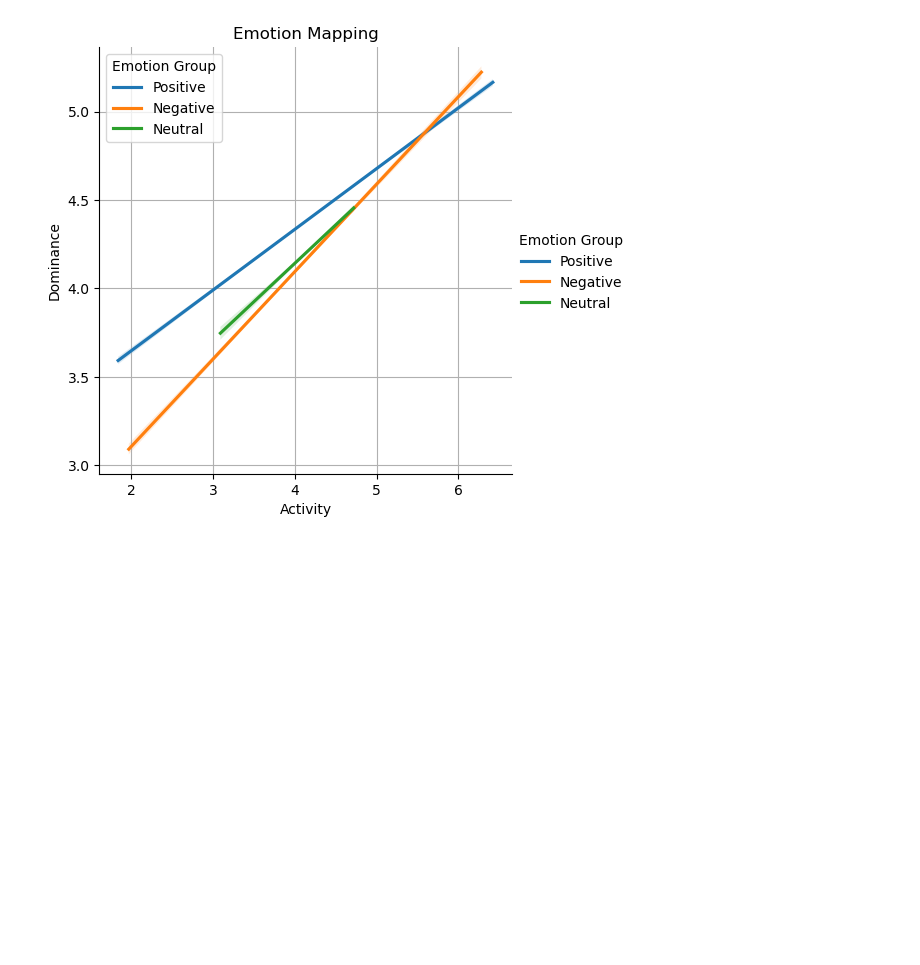
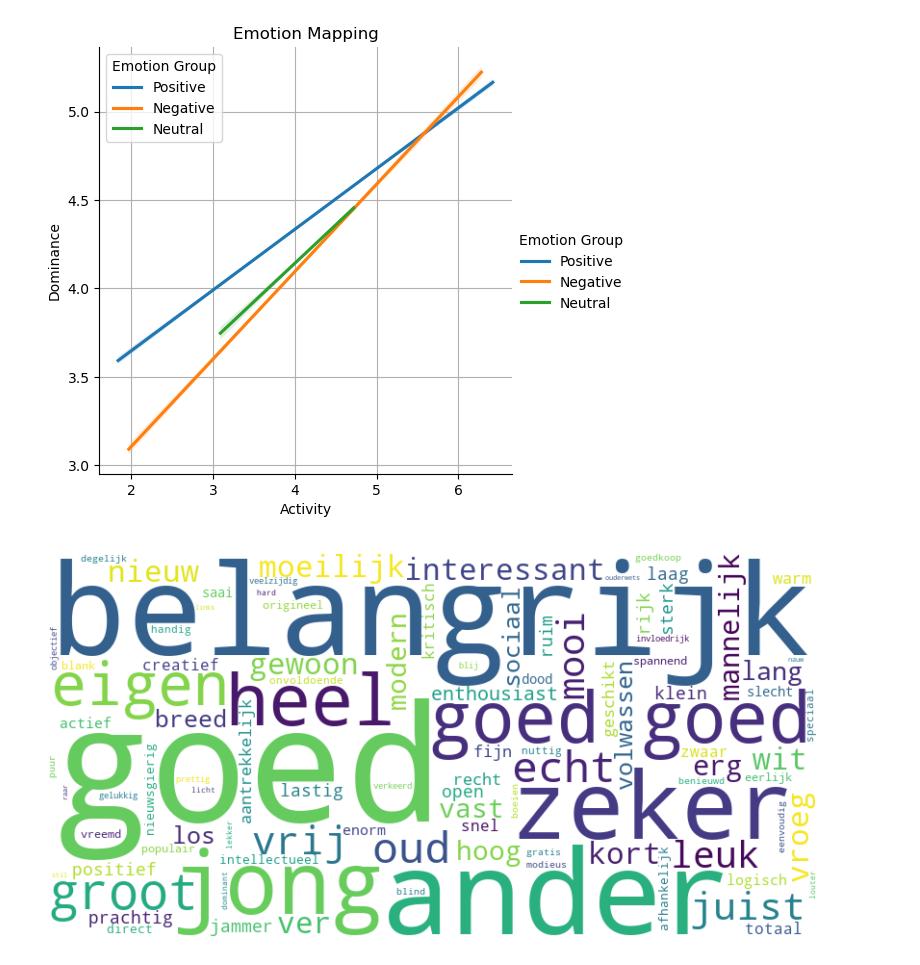
Before and after one commit to AntheSevenants/CanonComments, a Jupyter notebook: 1-tokenisation.ipynb, the cells around one changed output. Cells and saved outputs as stored; diff of their text form; code cells hidden in the pictures; blank space fills up the shorter version.

Commit message:
Experimenting with wordclouds

```diff
--- a/1-tokenisation.ipynb
+++ b/1-tokenisation.ipynb
@@ -428,3 +428,23 @@ plt.show()
 # %% [output]
 <Figure size 800x600 with 0 Axes>
 [figure]
+# %%
+from wordcloud import WordCloud
+
+# Sample data (replace with your actual data)
+visual_df = merged_df_final.copy()
+filtered_df = visual_df[visual_df['pos'].str.contains(r'ADJ')]
+text = ' '.join(filtered_df['lemma'])
+
+# Generate the word cloud with unique words and font size based on frequency
+wordcloud = WordCloud(width=800, height=400, background_color='white', max_words=100,
+                      prefer_horizontal=0.8, colormap='viridis', contour_width=1, contour_color='black',
+                      relative_scaling=0.5).generate(text)
+
+# Display the word cloud
+plt.figure(figsize=(10, 5))
+plt.imshow(wordcloud, interpolation='bilinear')
+plt.axis('off')  # Hide axes
+plt.show()
+# %% [output]
+[figure, added]
```
